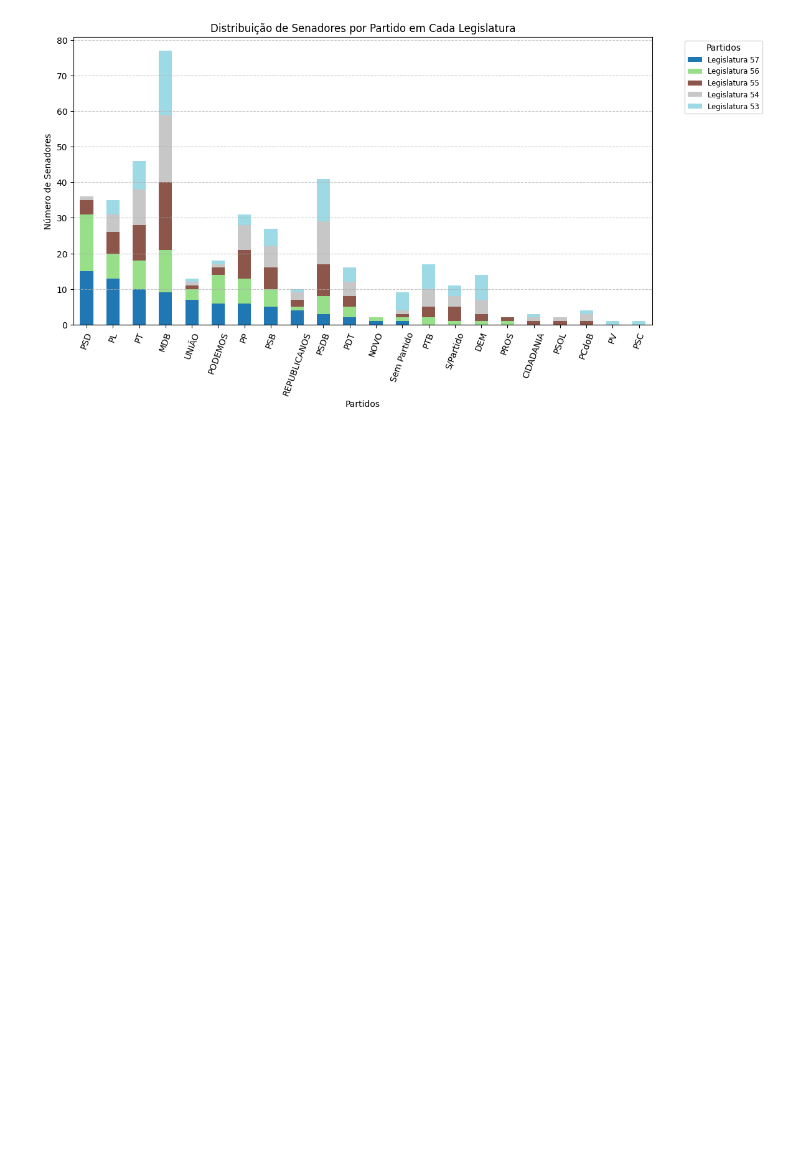
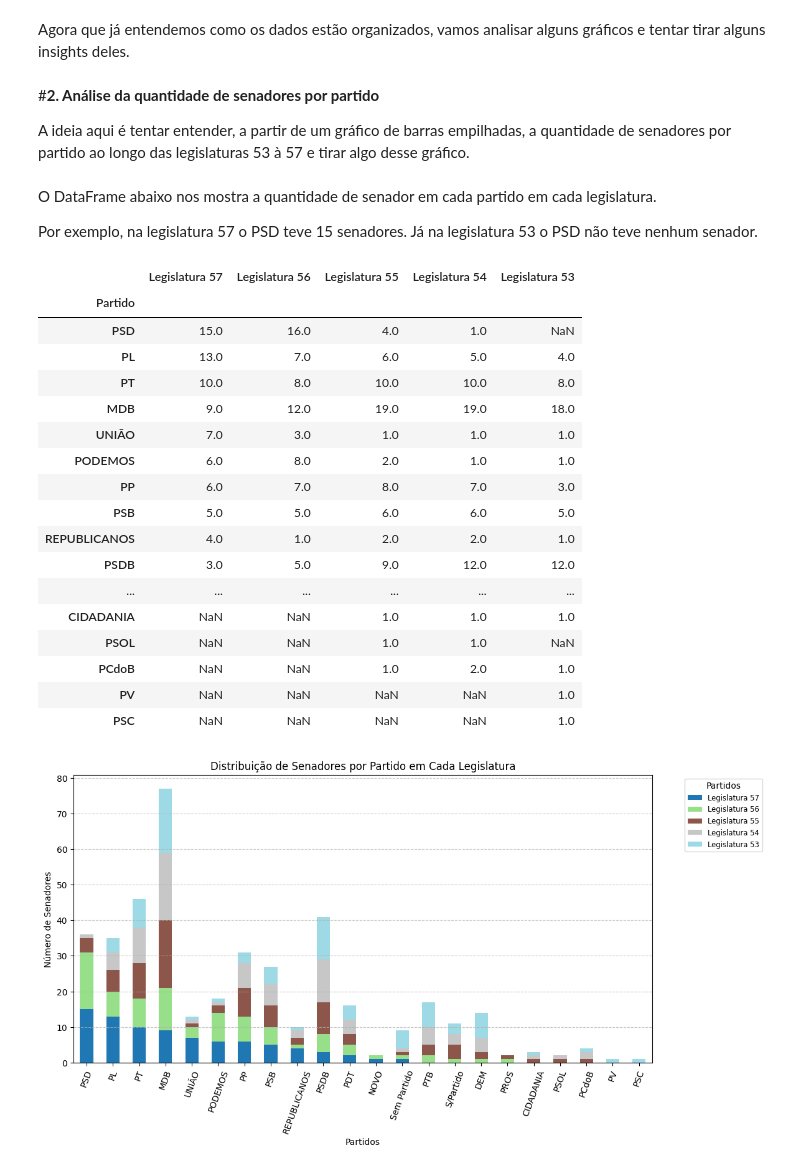
Before and after one commit to HenriqueMPereira/SenadoFederal, a Jupyter notebook: Senado_Federal.ipynb, the cells around one changed output. Saved outputs shown, nothing was run; the diff lists cells and outputs as text; code cells hidden in the pictures; blank space fills up the shorter version.

Commit message:
Terceiro Commit: projeto comentado e gráficos prontos

```diff
--- a/Senado_Federal.ipynb
+++ b/Senado_Federal.ipynb
@@ -95,0 +105,5 @@ num_legislaturas_analisadas = 5     # Últimas 5 legislaturas
+# %%
+# Chamando a função e passando a legislatura atual
+df_legislatura = obter_senadores_por_legislatura(57)
+
+df_legislatura.info()
@@ -95,0 +135,3 @@ num_legislaturas_analisadas = 5     # Últimas 5 legislaturas
+# %%
+df_legislatura["Partido"] = df_legislatura["Partido"].fillna("Sem Partido")
+df_legislatura.isna().sum()
@@ -95,0 +155,8 @@ num_legislaturas_analisadas = 5     # Últimas 5 legislaturas
+# %%
+# Somando a quantidade de senador por partido
+contagem_partidos = df_legislatura["Partido"].value_counts()
+
+# Criando um DataFrame para colocar a quantidade de senadores em cada partido
+df_contagem = pd.DataFrame(contagem_partidos)
+df_contagem.columns = [f"Legislatura {57}"] # cada coluna recebe o número da legislatura
+df_contagem
@@ -96,10 +179,22 @@ num_legislaturas_analisadas = 5     # Últimas 5 legislaturas
+# %% [markdown]
+Agora que já entendemos como os dados estão organizados, vamos analisar alguns gráficos e tentar tirar alguns insights deles.
+# %% [markdown]
+#**2. Análise da quantidade de senadores por partido**
+
+A ideia aqui é tentar entender, a partir de um gráfico de barras empilhadas, a quantidade de senadores por partido ao longo das legislaturas 53 à 57 e tirar algo desse gráfico.
 # %%
-# Aqui vamos percorrer todas as legislaturas a serem estudadas
+# Percorrendo todas as legislaturas a serem estudadas (57, 56, 55, 54, 53)
 for legislatura in range(legislatura_atual, legislatura_atual - num_legislaturas_analisadas, -1):
 
-  # Chamando a função passando o número da legislatura e
-  # recebendo um DataFrame com os senadores e partidos
+  """
+  Chamando a função passando o número da legislatura e
+  recebendo um DataFrame com os IDs, Nomes e Partidos de cada senador
+  """
   df_legislatura = obter_senadores_por_legislatura(legislatura)
+
+  # Tratando os dados ausentes e linhas duplicadas
+  df_legislatura["Partido"] = df_legislatura["Partido"].fillna("Sem Partido")
+  df_legislatura.drop_duplicates(inplace=True)
 
   if not df_legislatura.empty: # caso o consumo da API tenha dado certo, ou seja, tenha elementos no df
 
@@ -112,6 +207,31 @@ for legislatura in range(legislatura_atual, legislatura_atual - num_legislaturas
 
     # Juntando os dados da legislatura em questão no DataFrame com os valores senadores/partido
     df_partidos_legislaturas = pd.concat([df_partidos_legislaturas, df_contagem], axis=1)
+# %% [markdown]
+O DataFrame abaixo nos mostra a quantidade de senador em cada partido em cada legislatura.
+
+Por exemplo, na legislatura 57 o PSD teve 15 senadores. Já na legislatura 53 o PSD não teve nenhum senador.
+# %%
+df_partidos_legislaturas
+# %% [output]
+|  | Legislatura 57 | Legislatura 56 | Legislatura 55 | Legislatura 54 | Legislatura 53 |
+| Partido |  |  |  |  |  |
+| PSD | 15.0 | 16.0 | 4.0 | 1.0 | NaN |
+| PL | 13.0 | 7.0 | 6.0 | 5.0 | 4.0 |
+| PT | 10.0 | 8.0 | 10.0 | 10.0 | 8.0 |
+| MDB | 9.0 | 12.0 | 19.0 | 19.0 | 18.0 |
+| UNIÃO | 7.0 | 3.0 | 1.0 | 1.0 | 1.0 |
+| PODEMOS | 6.0 | 8.0 | 2.0 | 1.0 | 1.0 |
+| PP | 6.0 | 7.0 | 8.0 | 7.0 | 3.0 |
+| PSB | 5.0 | 5.0 | 6.0 | 6.0 | 5.0 |
+| REPUBLICANOS | 4.0 | 1.0 | 2.0 | 2.0 | 1.0 |
+| PSDB | 3.0 | 5.0 | 9.0 | 12.0 | 12.0 |
+| ... | ... | ... | ... | ... | ... |
+| CIDADANIA | NaN | NaN | 1.0 | 1.0 | 1.0 |
+| PSOL | NaN | NaN | 1.0 | 1.0 | NaN |
+| PCdoB | NaN | NaN | 1.0 | 2.0 | 1.0 |
+| PV | NaN | NaN | NaN | NaN | 1.0 |
+| PSC | NaN | NaN | NaN | NaN | 1.0 |
 # %%
 # Criar Gráfico de Barras Empilhadas
 df_partidos_legislaturas.plot(kind="bar", stacked=True, figsize=(12, 6), colormap="tab20")
```
Also changed, not shown: parts of 40 cells of this notebook.
